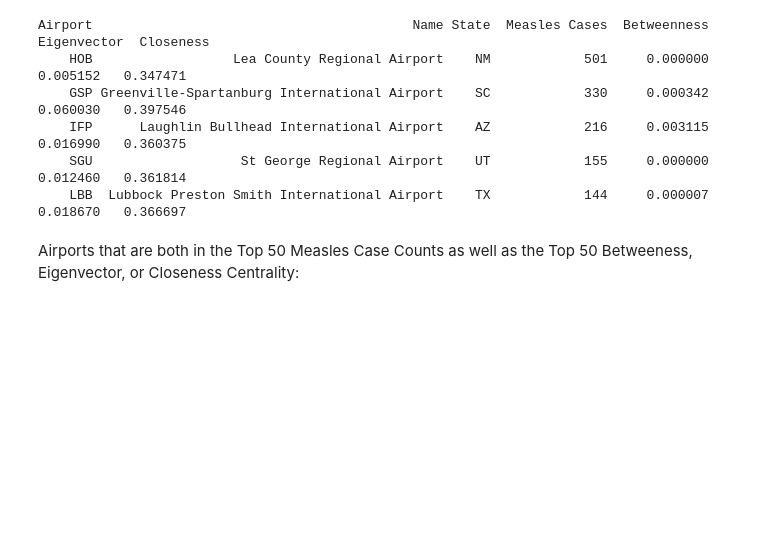
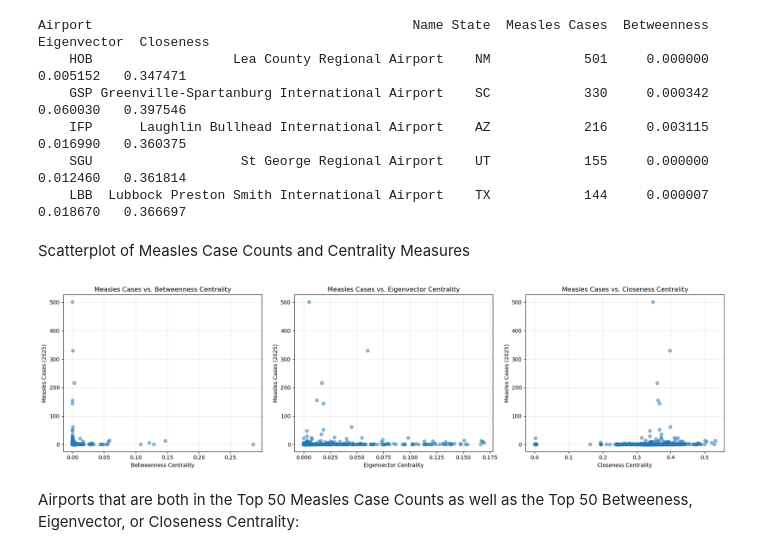
Before and after one commit to arushigadicherla9-creator/Networks-Projects, a Jupyter notebook: code/Metrics.ipynb, the cells around one changed output. Cells and saved outputs as stored; diff of their text form; code cells hidden in the pictures; blank space fills up the shorter version.

Commit message:
scatterplot + metrics

```diff
--- a/code/Metrics.ipynb
+++ b/code/Metrics.ipynb
@@ -212,6 +213,45 @@ Airport                                         Name State  Measles Cases  Betwe
     IFP      Laughlin Bullhead International Airport    AZ            216     0.003115     0.016990   0.360375
     SGU                   St George Regional Airport    UT            155     0.000000     0.012460   0.361814
     LBB  Lubbock Preston Smith International Airport    TX            144     0.000007     0.018670   0.366697
+# %% [markdown]
+Scatterplot of Measles Case Counts and Centrality Measures
+# %%
+centrality_df = pd.DataFrame({
+    "Betweenness": pd.Series(bc),
+    "Eigenvector": pd.Series(ec),
+    "Closeness": pd.Series(cc)
+})
+
+centrality_df["Measles Cases"] = pd.Series({
+    node: G.nodes[node]["cases_2025"]
+    for node in G.nodes()
+    if "cases_2025" in G.nodes[node]
+})
+
+# Remove missing values
+centrality_df = centrality_df.dropna()
+
+# Plot each centrality measure against measles cases
+fig, axes = plt.subplots(1, 3, figsize=(18, 5))
+
+measures = ["Betweenness", "Eigenvector", "Closeness"]
+
+for ax, measure in zip(axes, measures):
+    ax.scatter(
+        centrality_df[measure],
+        centrality_df["Measles Cases"],
+        alpha=0.5
+    )
+
+    ax.set_xlabel(f"{measure} Centrality")
+    ax.set_ylabel("Measles Cases (2025)")
+    ax.set_title(f"Measles Cases vs. {measure} Centrality")
+    ax.grid(alpha=0.3)
+
+plt.tight_layout()
+plt.show()
+# %% [output]
+[figure, added]
 # %% [markdown]
 Airports that are both in the Top 50 Measles Case Counts as well as the Top 50 Betweeness, Eigenvector, or Closeness Centrality:
 # %%
```
Also changed, not shown: parts of 1 cell of this notebook, 1 other file.
